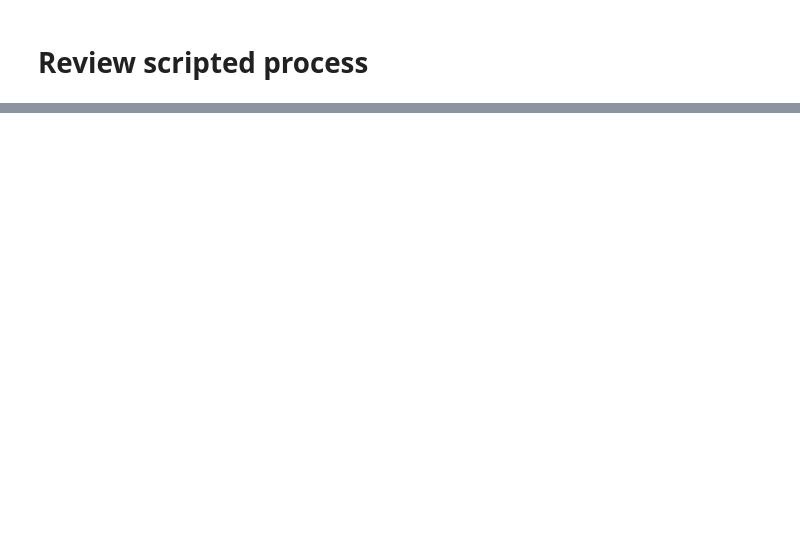
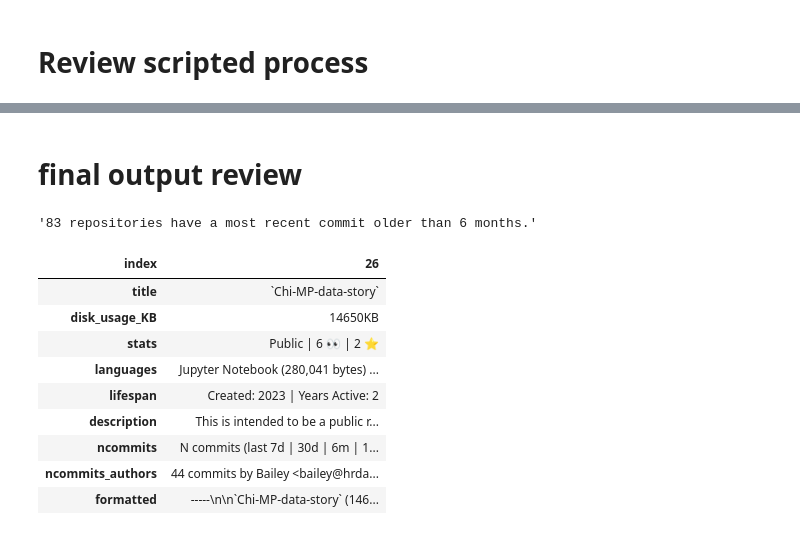
Before and after one commit to baileyb0t/TODO-helper, a Jupyter notebook: review-org-repos/note/explore_task.ipynb, the cells around one changed output, grey strips where cells are left out. Cells and saved outputs as stored; diff of their text form; code cells hidden in the pictures; blank space fills up the shorter version.

```diff
--- a/review-org-repos/note/explore_task.ipynb
+++ b/review-org-repos/note/explore_task.ipynb
@@ -568,0 +673,23 @@ both.sample().T
+# %% [markdown]
+# final output review
+# %%
+summary_all = pd.read_parquet("../summary_all.parquet")
+summary_recent = pd.read_parquet("../summary_recent.parquet")
+nolder = (~summary_all.recently_active).sum()
+# %%
+f"{nolder} repositories have a most recent commit older than 6 months."
+# %% [output]
+'83 repositories have a most recent commit older than 6 months.'
+# %%
+summary_recent.sample().T
+# %% [output]
+| index | 26 |
+| title | `Chi-MP-data-story` |
+| disk_usage_KB | 14650KB |
+| stats | Public | 6 👀 | 2 ⭐️ |
+| languages | Jupyter Notebook (280,041 bytes) ... |
+| lifespan | Created: 2023 | Years Active: 2 |
+| description | This is intended to be a public r... |
+| ncommits | N commits (last 7d | 30d | 6m | 1... |
+| ncommits_authors | 44 commits by Bailey <bailey@hrda... |
+| formatted | -----\n\n`Chi-MP-data-story` (146... |
```
Also changed, not shown: parts of 17 cells of this notebook, 3 other files.
